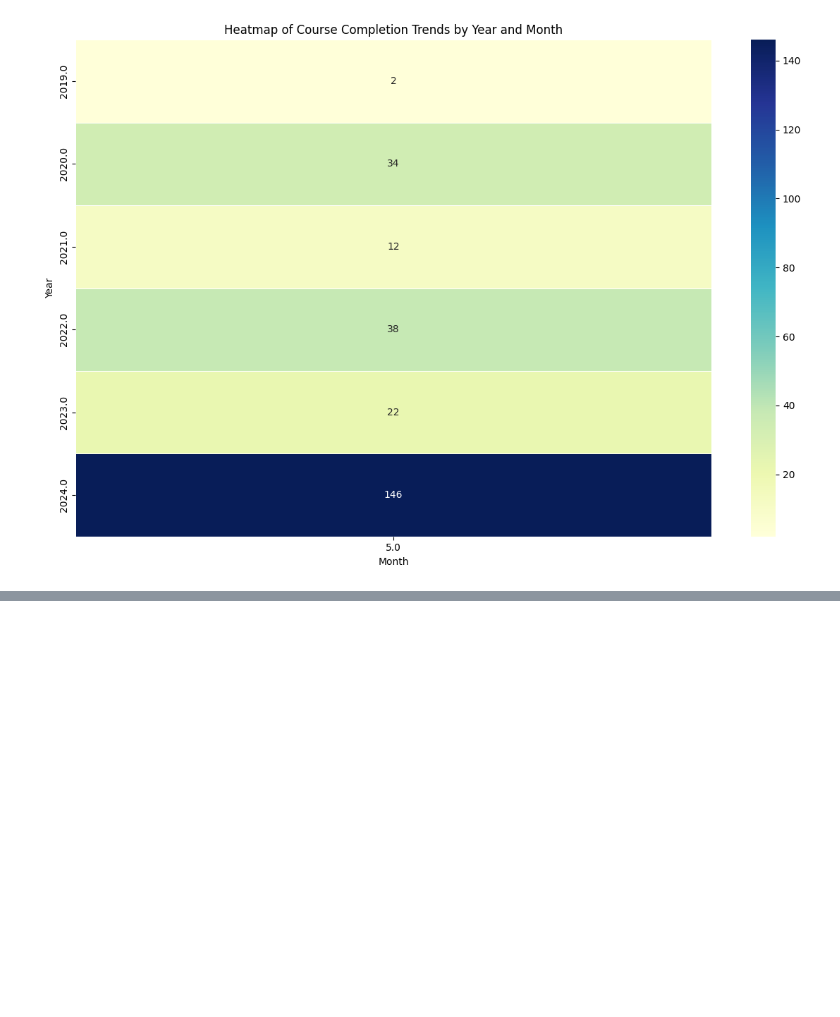
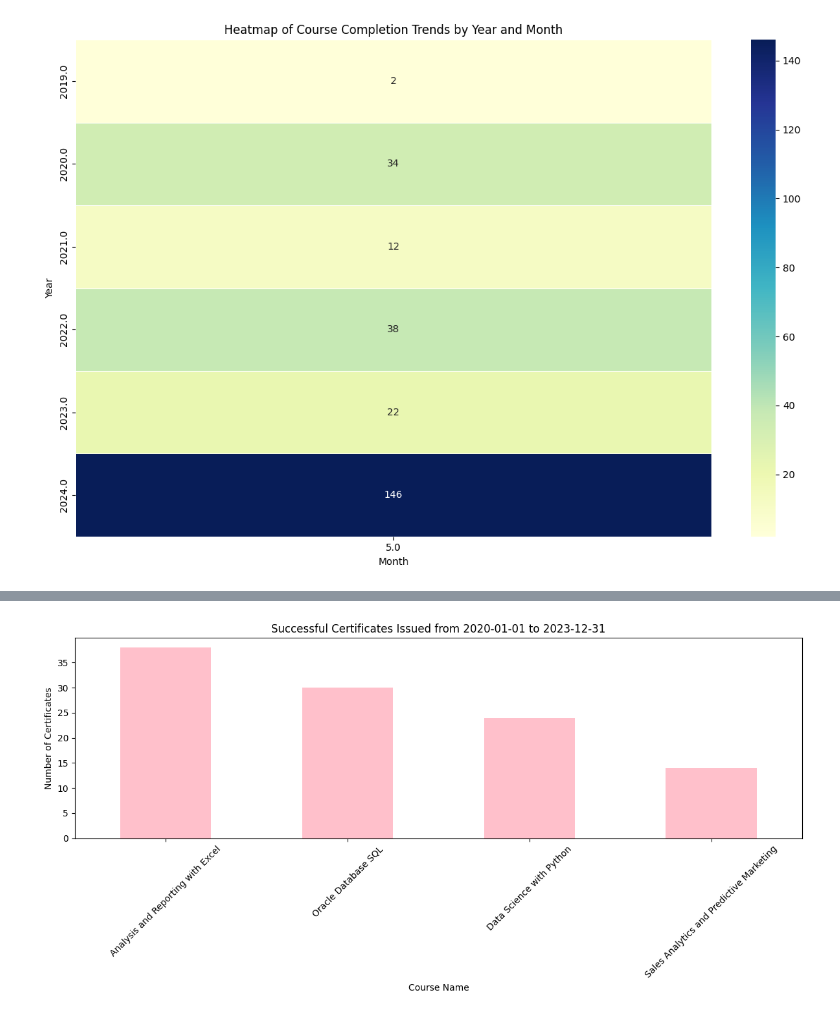
Before and after one commit to Ismat-Samadov/data_edu_az, a Jupyter notebook: 2024/analyse.ipynb, the cells around one changed output, grey strips where cells are left out. Saved outputs shown, nothing was run; the diff lists cells and outputs as text; code cells hidden in the pictures; blank space fills up the shorter version.

```diff
--- a/2024/analyse.ipynb
+++ b/2024/analyse.ipynb
@@ -149,0 +163,19 @@ ModuleNotFoundError: No module named 'seaborn'
+# %%
+
+# Filter 2: Filter by Date Range (Example: 2020 to 2023)
+start_date = '2020-01-01'
+end_date = '2023-12-31'
+date_filtered_data = success_data[(success_data['Completion Date'] >= pd.to_datetime(start_date)) &
+                                  (success_data['Completion Date'] <= pd.to_datetime(end_date))]
+
+plt.figure(figsize=(12, 6))
+date_filtered_data['Course Name'].value_counts().plot(kind='bar', color='pink')
+plt.title(f'Successful Certificates Issued from {start_date} to {end_date}')
+plt.xlabel('Course Name')
+plt.ylabel('Number of Certificates')
+plt.xticks(rotation=45)
+plt.tight_layout()
+plt.savefig(os.path.join(data_directory, 'date_filtered_analysis.png'))
+plt.show()
+# %% [output]
+[figure, added]
```
Also changed, not shown: parts of 3 cells of this notebook, 3 other files.
